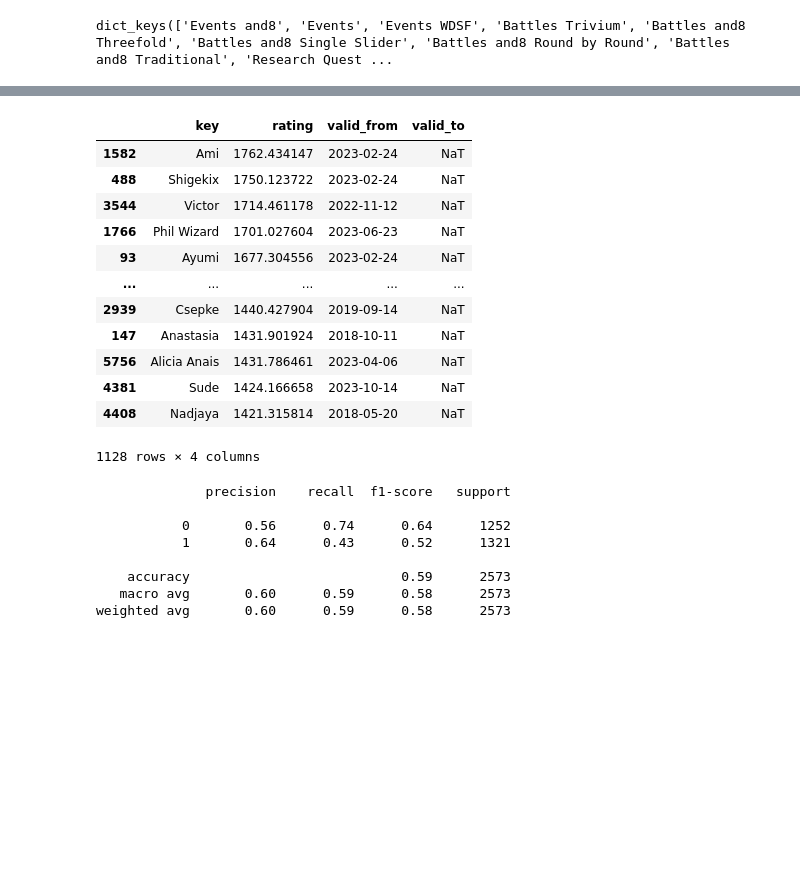
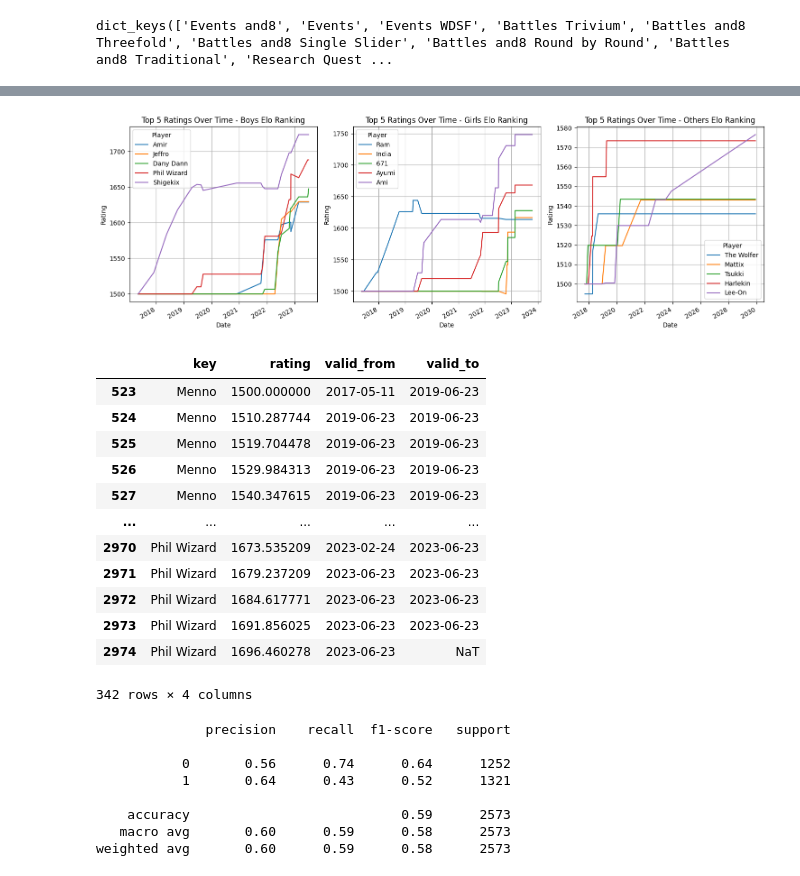
Before and after one commit to sarahaptumich/capstone, a Jupyter notebook: breaker_ranking_2.ipynb, the cells around one changed output, grey strips where cells are left out. Saved outputs shown, nothing was run; the diff lists cells and outputs as text; code cells hidden in the pictures; blank space fills up the shorter version.

```diff
--- a/breaker_ranking_2.ipynb
+++ b/breaker_ranking_2.ipynb
@@ -173,20 +207,56 @@ ts_est.loc[:, idx].plot()
-# %%
-elo_cur_ranking=elo_cur_ranking[elo_cur_ranking['valid_to'].isnull()].sort_values(by='rating', ascending=False)
-elo_cur_ranking
-# %% [output]
-|  | key | rating | valid_from | valid_to |
-| 1582 | Ami | 1762.434147 | 2023-02-24 | NaT |
-| 488 | Shigekix | 1750.123722 | 2023-02-24 | NaT |
-| 3544 | Victor | 1714.461178 | 2022-11-12 | NaT |
-| 1766 | Phil Wizard | 1701.027604 | 2023-06-23 | NaT |
-| 93 | Ayumi | 1677.304556 | 2023-02-24 | NaT |
-| ... | ... | ... | ... | ... |
-| 2939 | Csepke | 1440.427904 | 2019-09-14 | NaT |
-| 147 | Anastasia | 1431.901924 | 2018-10-11 | NaT |
-| 5756 | Alicia Anais | 1431.786461 | 2023-04-06 | NaT |
-| 4381 | Sude | 1424.166658 | 2023-10-14 | NaT |
-| 4408 | Nadjaya | 1421.315814 | 2018-05-20 | NaT |
-1128 rows × 4 columns
+# %%
+X_boy= boys[['Date', 'p1', 'p2', 'label']]
+X_girl= girls[['Date', 'p1', 'p2', 'label']]
+X_other= others[['Date', 'p1', 'p2', 'label']]
+# %%
+g_model=fit_model(X_girl)
+b_model=fit_model(X_boy)
+o_model=fit_model(X_other)
+# %%
+boy_elo_rank= b_model.rating_model.to_frame()
+girl_elo_rank=g_model.rating_model.to_frame()
+other_elo_rank=o_model.rating_model.to_frame()
+# %%
+boy_elo_current=boy_elo_rank[(boy_elo_rank['valid_to'].isnull())].sort_values(by='rating', ascending=False)
+boy_top10=boy_elo_current[(boy_elo_rank['valid_from']>= '2023-01-01')].nlargest(10, 'rating')
+girl_elo_current = girl_elo_rank[(girl_elo_rank['valid_to'].isnull())].sort_values(by='rating', ascending=False)
+girl_top10 = girl_elo_current[(girl_elo_rank['valid_from'] >= '2023-01-01')].nlargest(10, 'rating')
+other_elo_current = other_elo_rank[(other_elo_rank['valid_to'].isnull())].sort_values(by='rating', ascending=False)
+other_top10 = other_elo_current[(other_elo_current['valid_from']>= '2023-01-01')].nlargest(10, 'rating')
+
+
+#get top 10
+# %%
+# Create subplots
+fig, axes = plt.subplots(1, 3, figsize=(15, 5))
+
+# Plot each model's top ratings horizontally
+plot_top_ratings(axes[0], boy_elo_rank[boy_elo_rank['key'].isin(boy_top10['key'].to_list())], 'Boys Elo Ranking')
+plot_top_ratings(axes[1], girl_elo_rank, 'Girls Elo Ranking')
+plot_top_ratings(axes[2], other_elo_rank, 'Others Elo Ranking')
+
+# Show plots side by side
+plt.tight_layout()
+plt.show()
+# %% [output]
+[figure, added]
+# %%
+boy_top10['key'].to_list()
+boy_elo_rank[boy_elo_rank['key'].isin(boy_top10['key'].to_list())]
+# %% [output]
+|  | key | rating | valid_from | valid_to |
+| 523 | Menno | 1500.000000 | 2017-05-11 | 2019-06-23 |
+| 524 | Menno | 1510.287744 | 2019-06-23 | 2019-06-23 |
+| 525 | Menno | 1519.704478 | 2019-06-23 | 2019-06-23 |
+| 526 | Menno | 1529.984313 | 2019-06-23 | 2019-06-23 |
+| 527 | Menno | 1540.347615 | 2019-06-23 | 2019-06-23 |
+| ... | ... | ... | ... | ... |
+| 2970 | Phil Wizard | 1673.535209 | 2023-02-24 | 2023-06-23 |
+| 2971 | Phil Wizard | 1679.237209 | 2023-06-23 | 2023-06-23 |
+| 2972 | Phil Wizard | 1684.617771 | 2023-06-23 | 2023-06-23 |
+| 2973 | Phil Wizard | 1691.856025 | 2023-06-23 | 2023-06-23 |
+| 2974 | Phil Wizard | 1696.460278 | 2023-06-23 | NaT |
+342 rows × 4 columns
 # %%
 print(classification_report(X["label"], model.predict(X)))
 # %% [output]
```
Also changed, not shown: parts of 4 cells of this notebook.
